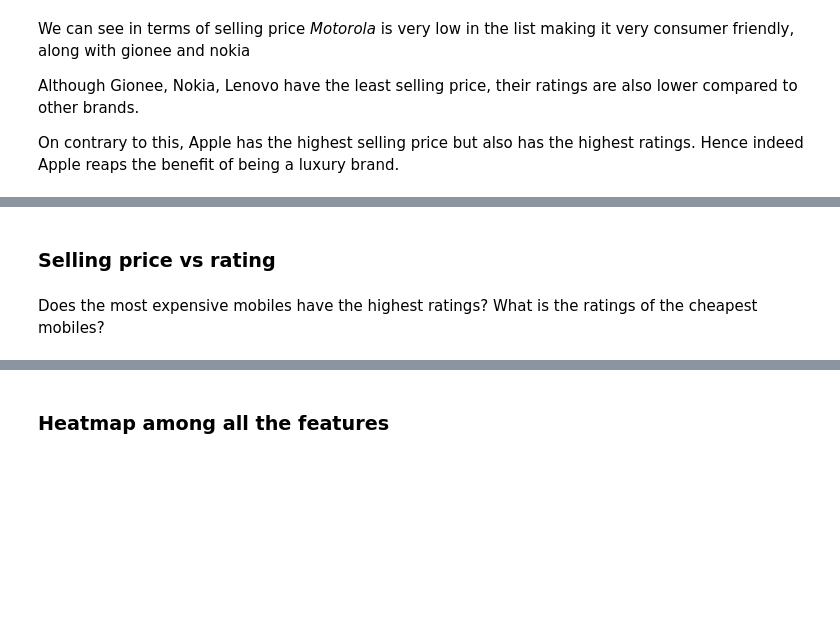
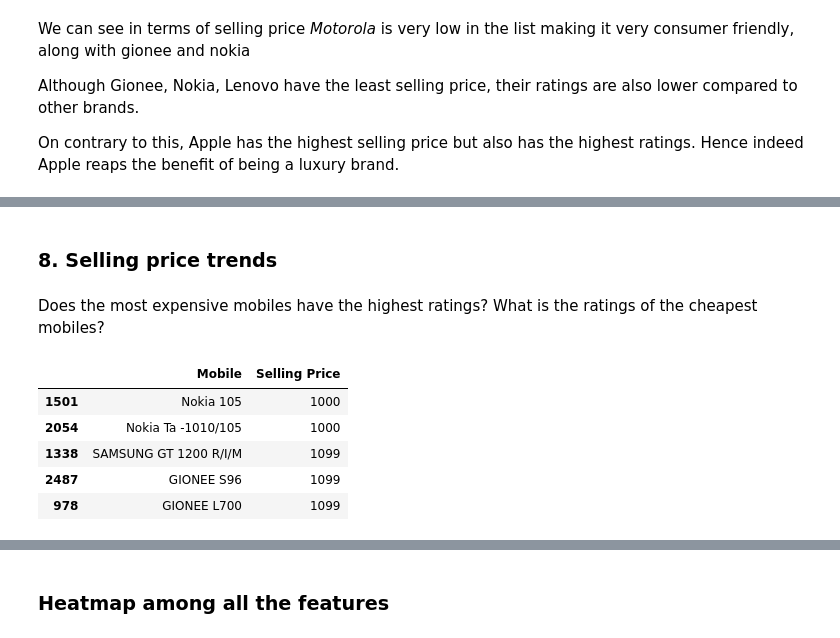
Before and after one commit to Vahsir7/EDA, a Jupyter notebook: mobile_sales/analysis.ipynb, the cells around one changed output, grey strips where cells are left out. Saved outputs shown, nothing was run; the diff lists cells and outputs as text; code cells hidden in the pictures; blank space fills up the shorter version.

```diff
--- a/mobile_sales/analysis.ipynb
+++ b/mobile_sales/analysis.ipynb
@@ -577,5 +577,5 @@ plt.show()
 # %% [markdown]
-### Selling price vs rating
+### 8. Selling price trends
 # %% [markdown]
 Does the most expensive mobiles have the highest ratings? What is the ratings of the cheapest mobiles?
 # %%
@@ -592,4 +594,13 @@ l5sp = selling_price.tail(5)
 #l5sp
+# %%
+l5sp
+# %% [output]
+|  | Mobile | Selling Price |
+| 1501 | Nokia 105 | 1000 |
+| 2054 | Nokia Ta -1010/105 | 1000 |
+| 1338 | SAMSUNG GT 1200 R/I/M | 1099 |
+| 2487 | GIONEE S96 | 1099 |
+| 978 | GIONEE L700 | 1099 |
 # %%
 sns.set(style="whitegrid")
 plt.figure(figsize=(12, 7))
```
Also changed, not shown: parts of 31 cells of this notebook.
